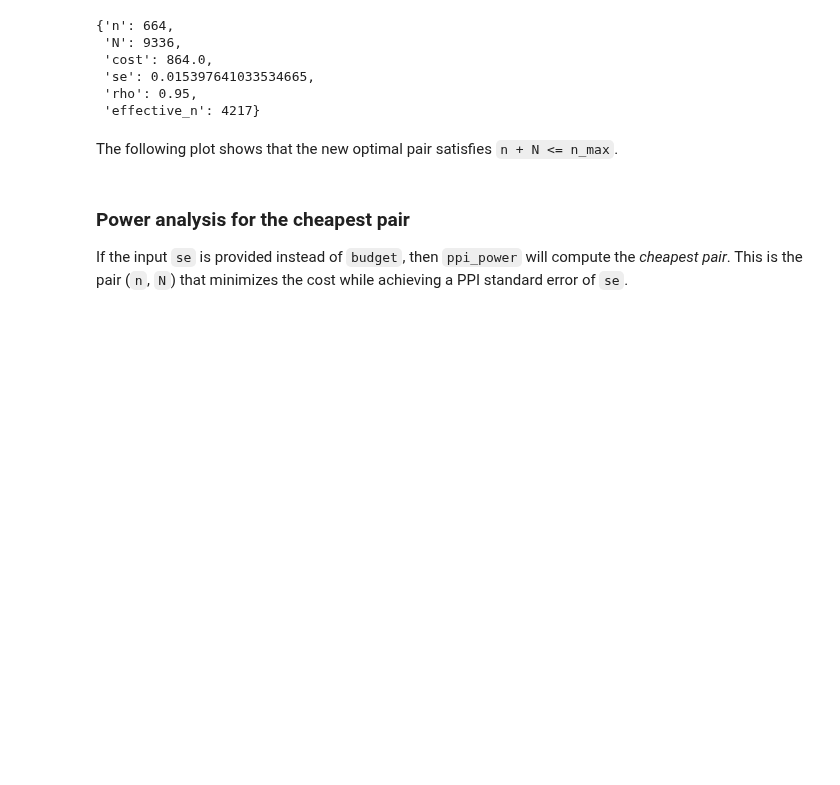
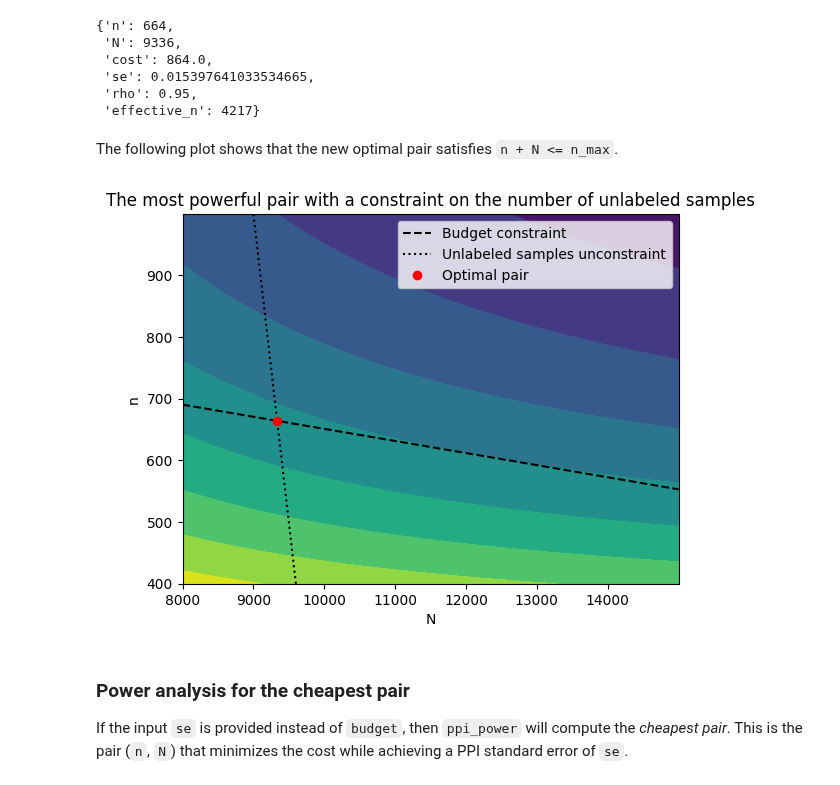
Before and after one commit to aangelopoulos/ppi_py, a Jupyter notebook: examples/power_analysis.ipynb, the cells around one changed output. Drawn from its saved outputs; the diff is of its cells as text; code cells hidden in the pictures; blank space fills up the shorter version.

```diff
--- a/examples/power_analysis.ipynb
+++ b/examples/power_analysis.ipynb
@@ -77,7 +85,9 @@ plt.show()
 The function `ppi_power` has an optional input called `n_max`. This input should be provided if there is a limit on the total number of samples. When `n_max` is provided, the output will satisfy the additional constraint `n + N <= n_max`.
 # %%
 n_max = 10000
-optimal_pair = ppi_power(sigma_sq, rho, cost_Y, cost_Yhat, cost_X, budget = budget, n_max = n_max)
+optimal_pair = ppi_power(
+    sigma_sq, rho, cost_Y, cost_Yhat, cost_X, budget=budget, n_max=n_max
+)
 optimal_pair
 # %% [output]
 {'n': 664,
@@ -91,25 +101,29 @@ The following plot shows that the new optimal pair satisfies `n + N <= n_max`.
 # %%
 n = np.arange(400, 1000)
 N = np.arange(8000, 15000)
 ns, Ns = np.meshgrid(n, N)
-ppi_se = np.sqrt(sigma_sq/ns * (1 - Ns/(Ns+ns)*rho**2))
+ppi_se = np.sqrt(sigma_sq / ns * (1 - Ns / (Ns + ns) * rho**2))
 plt.contourf(Ns, ns, ppi_se)
-n_cost = (budget - N*(cost_X + cost_Yhat))/(cost_X + cost_Y + cost_Yhat)
+n_cost = (budget - N * (cost_X + cost_Yhat)) / (cost_X + cost_Y + cost_Yhat)
 N_max_constraint = n_max - n
 
 
-plt.plot(N, n_cost, "k--", label = "Budget constraint")
-plt.plot(N_max_constraint, n, "k:", label = "Unlabeled samples unconstraint")
+plt.plot(N, n_cost, "k--", label="Budget constraint")
+plt.plot(N_max_constraint, n, "k:", label="Unlabeled samples unconstraint")
 
-n_opt = optimal_pair['n']
-N_opt = optimal_pair['N']
+n_opt = optimal_pair["n"]
+N_opt = optimal_pair["N"]
 
-plt.plot(N_opt, n_opt, 'ro', label = "Optimal pair")
+plt.plot(N_opt, n_opt, "ro", label="Optimal pair")
 plt.legend()
 plt.xlabel("N")
 plt.ylabel("n")
-plt.title("The most powerful pair with a constraint on the number of unlabeled samples")
+plt.title(
+    "The most powerful pair with a constraint on the number of unlabeled samples"
+)
 plt.show()
+# %% [output]
+[figure, added]
 # %% [markdown]
 ### Power analysis for the cheapest pair
 
```
Also changed, not shown: parts of 21 cells of this notebook, 4 other files.
